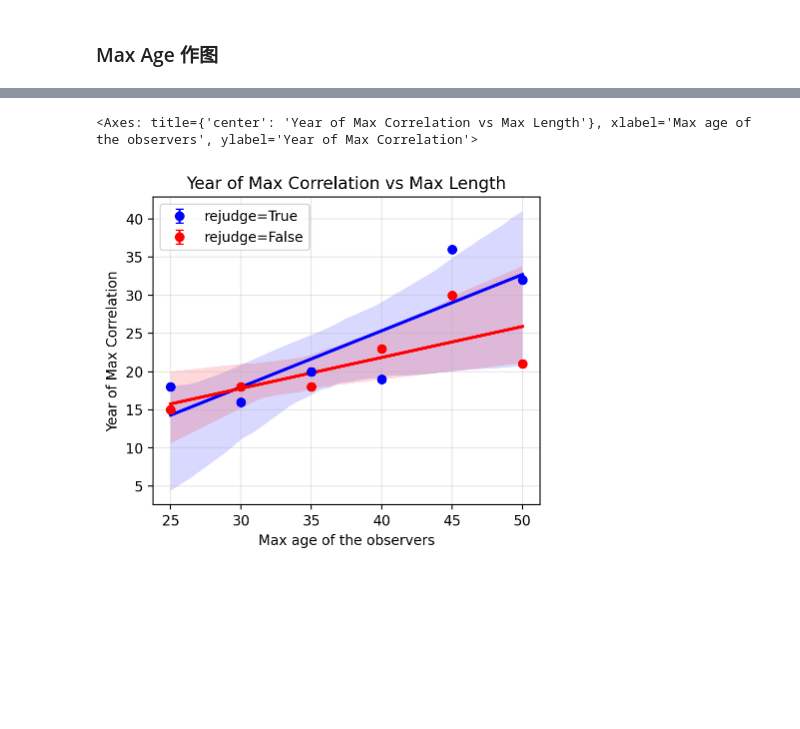
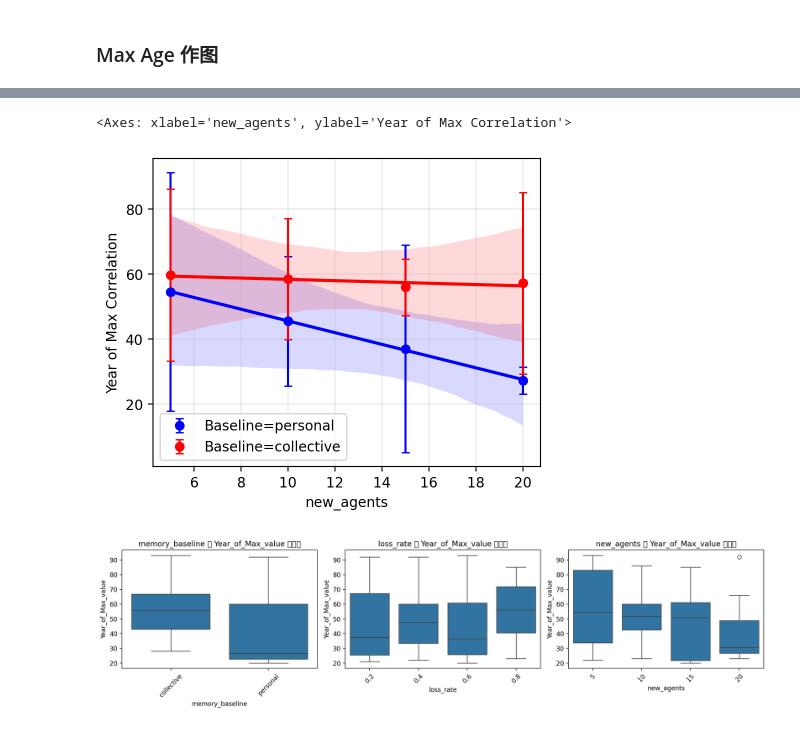
Before and after one commit to SongshGeo/shifting_baseline, a Jupyter notebook: reports/abm.ipynb, the cells around one changed output, grey strips where cells are left out. Cells and saved outputs as stored; diff of their text form; code cells hidden in the pictures; blank space fills up the shorter version.

Commit message:
refactor: :recycle: 更新 mac.yaml 中的 abm 路径以反映最新的多运行输出；重命名 abm 类为 ClimateObservingModel，优化模型逻辑和属性，增强气候数据处理；新增 anova.py 文件以支持方差分析功能，包含数据预处理和可视化功能。

```diff
--- a/reports/abm.ipynb
+++ b/reports/abm.ipynb
@@ -15,7 +15,7 @@ import numpy as np
 # %% [markdown]
 ## 一次运行
 # %%
-from past1000.abm import Model
+from past1000.abm import ClimateObservingModel
 import matplotlib.pyplot as plt
 from hydra import compose, initialize
 
@@ -23,7 +23,7 @@ with initialize(config_path="../config", version_base=None):
     cfg = compose(config_name="config", overrides=["model=test"])
 
 # 运行模型
-model = Model(parameters=cfg)
+model = ClimateObservingModel(parameters=cfg)
 model
 # %% [output]
 环境变量加载: True (文件存在), True (加载成功)
@@ -72,0 +66,3 @@ False
+# %%
+df = model.get_corr_curve()
+df["kendall"].plot()
@@ -125,8 +124,7 @@ for col in df_all.columns:
 
 # 1. 找每个 (rejudge, max_age, run) 下最大 correlation 的 Year
 # 假设 df_all 已经有 'max_age', 'rejudge', 'variable', 'index', 'value'
-df_all.tail()
-
+df_all.dropna(inplace=True)
 hue_col = "memory_baseline"
 average_values = df_all.groupby(hue_col)["value"].mean()
 std_values = df_all.groupby(hue_col)["value"].std()
@@ -138,6 +136,7 @@ for cate, mean in average_values.items():
 fig, ax = plt.subplots(figsize=(4, 2.5))
 ax = sns.lineplot(data=df_all, x="index", y="diff", hue=hue_col, ax=ax)
 ax.axhline(0, color="black", linewidth=0.5)
+ax.set_xticks(np.arange(0, 101, 10))
 ax.set_title("Difference between collective and personal memory")
 ax.set_xlabel("Year")
 ax.set_ylabel("Difference")
@@ -575,7 +260,6 @@ import pandas as pd
 import numpy as np
 import seaborn as sns
 import matplotlib.pyplot as plt
-from itertools import product
 
 
 def plot_maxlength_maxcorr_year(
@@ -588,53 +272,54 @@ def plot_maxlength_maxcorr_year(
     ax = plt.gca()
 
     # 使用 scatterplot + errorbar 替代 pointplot
-    for rejudge_val, color in zip(["True", "False"], ["blue", "red"]):
-        subset = max_years[max_years["rejudge"] == rejudge_val]
+    for basline, color in zip(["personal", "collective"], ["blue", "red"]):
+        subset = max_years[max_years["memory_baseline"] == basline]
 
         # 计算每个 max_age 的均值和标准差
         stats = (
-            subset.groupby("max_length")[y_axis_col].agg(["mean", "std"]).reset_index()
+            subset.groupby(x_axis_col)[y_axis_col].agg(["mean", "std"]).reset_index()
         )
 
         # 绘制错误棒
         ax.errorbar(
-            stats["max_length"],
+            stats[x_axis_col],
             stats["mean"],
             yerr=stats["std"],
             fmt="o",
             color=color,
             capsize=3,
-            label=f"rejudge={rejudge_val}",
+            label=f"Baseline={basline}",
         )
 
         # 添加回归线
         sns.regplot(
             data=subset,
-            x="max_length",
+            x=x_axis_col,
             y=y_axis_col,
             scatter=False,
             color=color,
             ax=ax,
         )
 
     ax.set_ylabel("Year of Max Correlation")
-    ax.set_xlabel("Max age of the observers")
-    ax.set_title("Year of Max Correlation vs Max Length")
+    ax.set_xlabel(x_axis_col)
     ax.legend()
     ax.grid(True, alpha=0.3)
     return ax
 
 
-plot_maxlength_maxcorr_year(max_points_comprehensive)
-# for new_agents_now, loss_rate_now in product(
-#     max_points_comprehensive["new_agents"].unique(),
-#     max_points_comprehensive["loss_rate"].unique(),
-# ):
-#     new_agents = max_points_comprehensive["new_agents"] == new_agents_now
-#     loss_rate = max_points_comprehensive["loss_rate"] == loss_rate_now
-#     ax = plot_maxlength_maxcorr_year(max_points_comprehensive[new_agents & loss_rate])
-#     ax.set_title(f"new_agents={new_agents_now}, loss_rate={loss_rate_now}")
-#     plt.show();
+plot_maxlength_maxcorr_year(max_points_comprehensive, x_axis_col="new_agents")
 # %% [output]
-<Axes: title={'center': 'Year of Max Correlation vs Max Length'}, xlabel='Max age of the observers', ylabel='Year of Max Correlation'>
+<Axes: xlabel='new_agents', ylabel='Year of Max Correlation'>
-[figure, old version]
+[figure, new version]
+# %%
+from past1000.utils.anova import comprehensive_anova_analysis
+
+results = comprehensive_anova_analysis(
+    df=max_points_comprehensive,
+    target_col="Year_of_Max_value",
+    categorical_cols=["memory_baseline", "loss_rate", "new_agents"],
+    continuous_cols=[],  # 没有连续变量
+)
+# %% [output]
+[figure, added]
```
Also changed, not shown: parts of 19 cells of this notebook, 4 other files.
